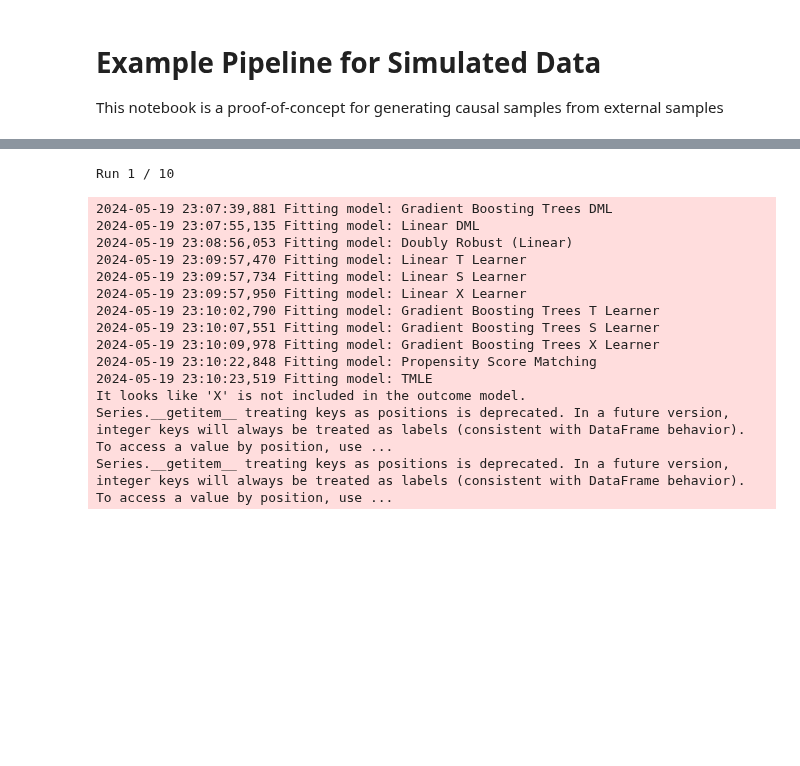
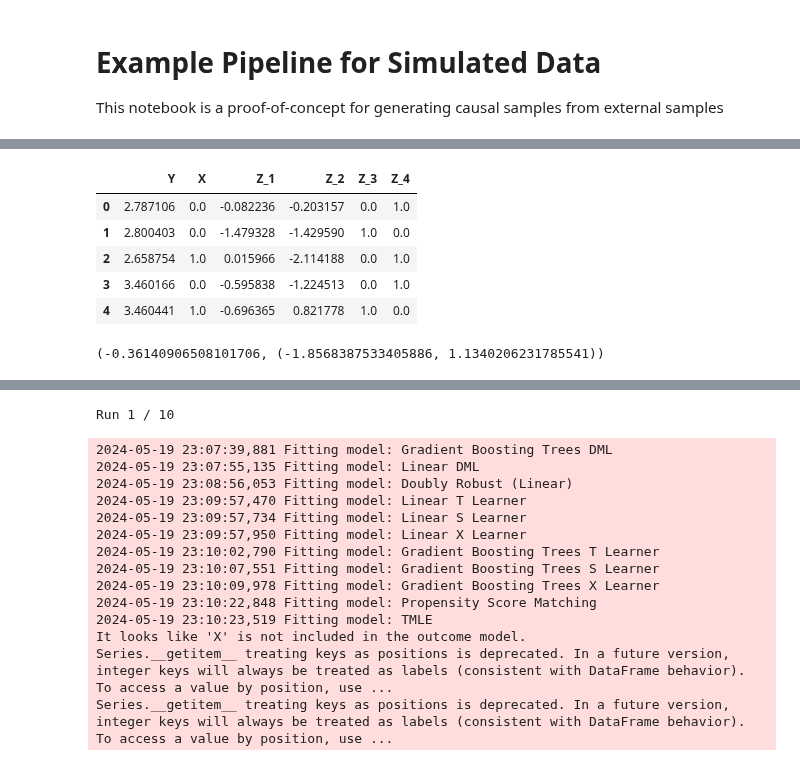
Before and after one commit to llaurabatt/frugal-flows, a Jupyter notebook: validation/Simulated_Data_Pipeline.ipynb, the cells around one changed output, grey strips where cells are left out. Saved outputs shown, nothing was run; the diff lists cells and outputs as text; code cells hidden in the pictures; blank space fills up the shorter version.

Commit message:
Bug in Benchmarking

```diff
--- a/validation/Simulated_Data_Pipeline.ipynb
+++ b/validation/Simulated_Data_Pipeline.ipynb
@@ -67,0 +68,20 @@ keys, *subkeys = jr.split(jr.PRNGKey(seed), 20)
+# %%
+sim_data_df.head()
+# %% [output]
+|  | Y | X | Z_1 | Z_2 | Z_3 | Z_4 |
+| 0 | 2.787106 | 0.0 | -0.082236 | -0.203157 | 0.0 | 1.0 |
+| 1 | 2.800403 | 0.0 | -1.479328 | -1.429590 | 1.0 | 0.0 |
+| 2 | 2.658754 | 1.0 | 0.015966 | -2.114188 | 0.0 | 1.0 |
+| 3 | 3.460166 | 0.0 | -0.595838 | -1.224513 | 0.0 | 1.0 |
+| 4 | 3.460441 | 1.0 | -0.696365 | 0.821778 | 1.0 | 0.0 |
+# %%
+sim_data_df = benchmark_flow.generate_samples(
+    key=jr.PRNGKey(10*seed),
+    sampling_size=sampling_size,
+    copula_param=0.,
+    outcome_causal_model='causal_cdf',
+    outcome_causal_args={'ate': 100, 'const': 0, 'scale': 1}
+)
+valMethods.metalearner('Y', 'X', sim_data_df, est='T', method='GBR')
+# %% [output]
+(-0.36140906508101706, (-1.8568387533405886, 1.1340206231785541))
```
Also changed, not shown: parts of 4 cells of this notebook.
